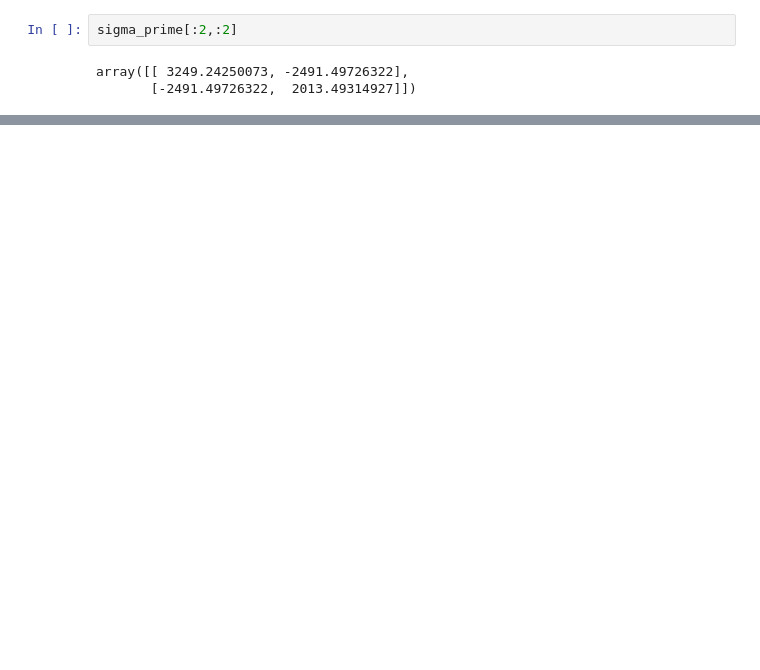
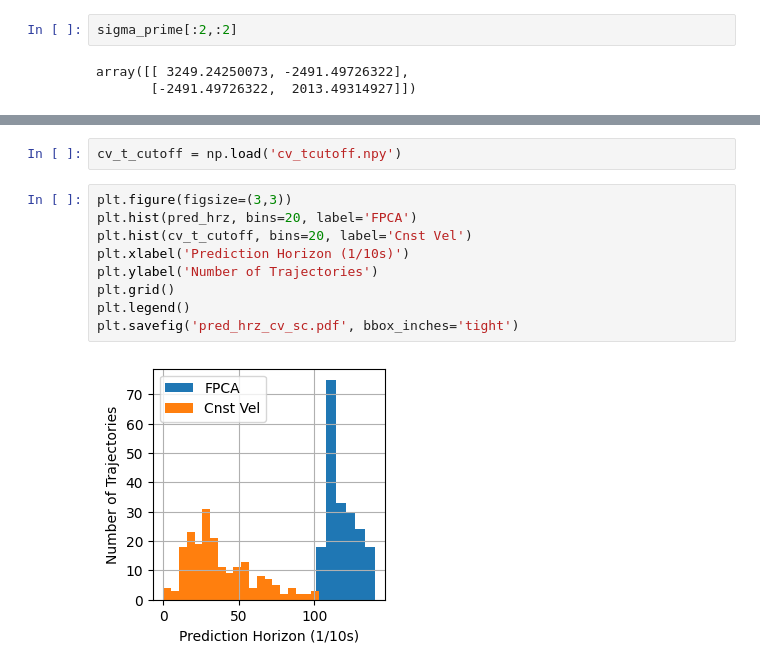
Before and after one commit to thinhhoang95/anomaly-detection-ngsim2, a Jupyter notebook: klt_paper/trajectory_completion.ipynb, the cells around one changed output, grey strips where cells are left out. Cells and saved outputs as stored; diff of their text form; blank space fills up the shorter version.

```diff
--- a/klt_paper/trajectory_completion.ipynb
+++ b/klt_paper/trajectory_completion.ipynb
@@ -172,0 +245,13 @@ array([[7.82832142e+05, 1.45109651e-09],
+# %%
+cv_t_cutoff = np.load('cv_tcutoff.npy')
+# %%
+plt.figure(figsize=(3,3))
+plt.hist(pred_hrz, bins=20, label='FPCA')
+plt.hist(cv_t_cutoff, bins=20, label='Cnst Vel')
+plt.xlabel('Prediction Horizon (1/10s)')
+plt.ylabel('Number of Trajectories')
+plt.grid()
+plt.legend()
+plt.savefig('pred_hrz_cv_sc.pdf', bbox_inches='tight')
+# %% [output]
+[figure, added]
```
Also changed, not shown: parts of 9 cells of this notebook, 12 other files.
